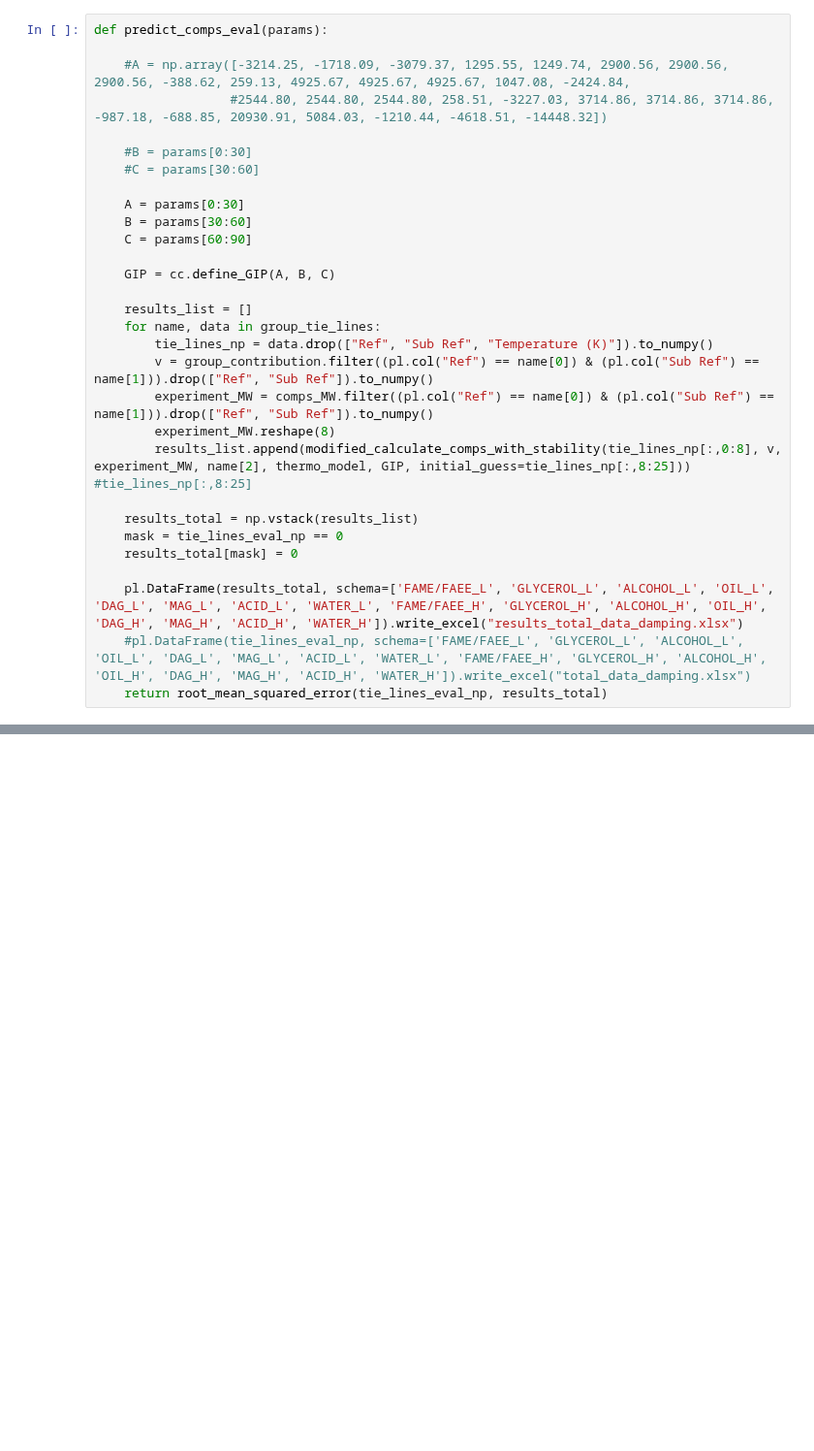
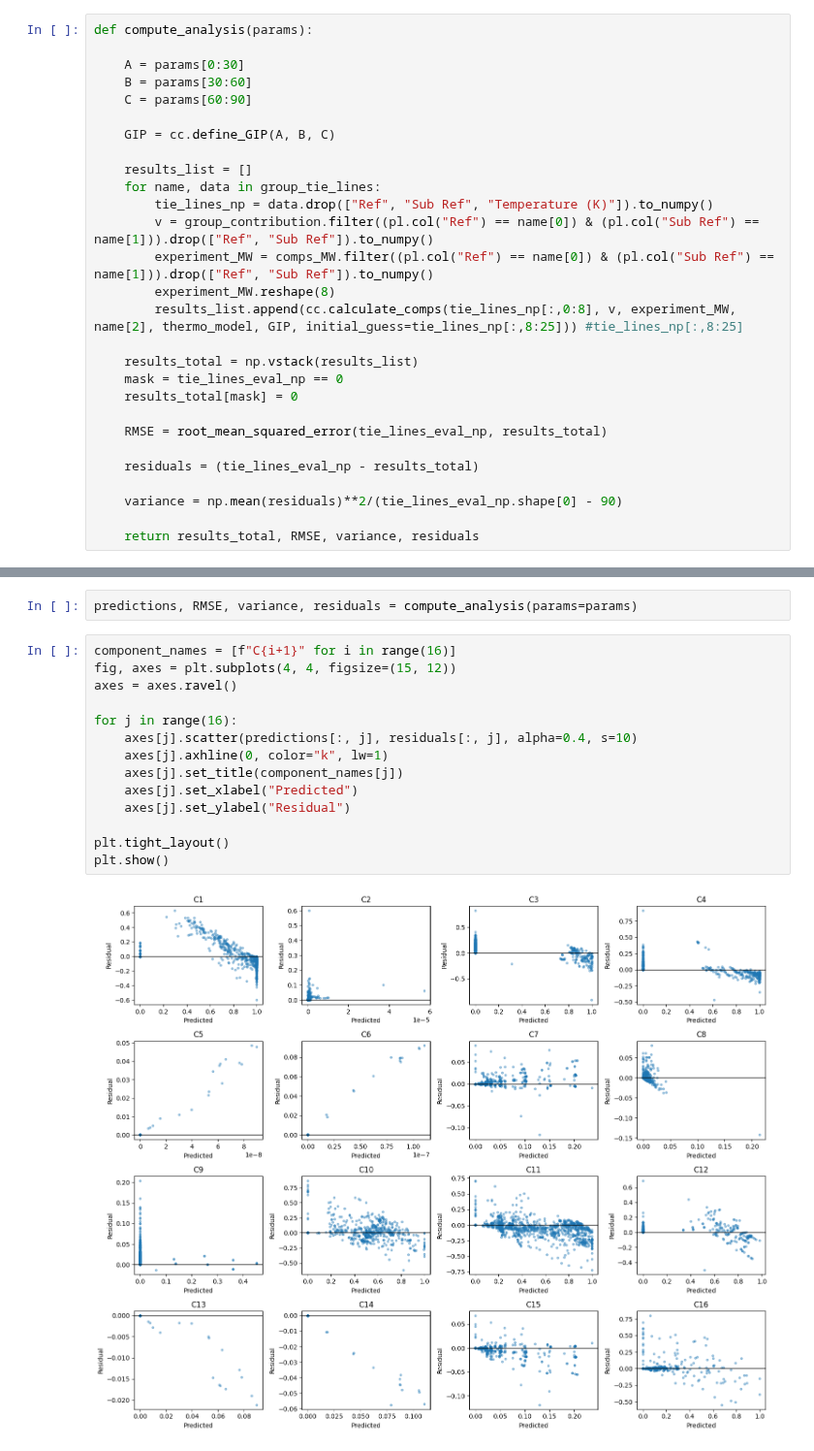
Before and after one commit to Juandhb99/ThermOleo, a Jupyter notebook: stability_analysis.ipynb, the cells around one changed output, grey strips where cells are left out. Shown at 97% size. Drawn from its saved outputs; the diff is of its cells as text; blank space fills up the shorter version.

Commit message:
create stability analysis

```diff
--- a/stability_analysis.ipynb
+++ b/stability_analysis.ipynb
@@ -470,11 +35,5 @@ If spectral radius > 1, try reducing the relaxation factor.
 # %%
-def predict_comps_eval(params):
-
-    #A = np.array([-3214.25, -1718.09, -3079.37, 1295.55, 1249.74, 2900.56, 2900.56, 2900.56, -388.62, 259.13, 4925.67, 4925.67, 4925.67, 1047.08, -2424.84,
-                  #2544.80, 2544.80, 2544.80, 258.51, -3227.03, 3714.86, 3714.86, 3714.86, -987.18, -688.85, 20930.91, 5084.03, -1210.44, -4618.51, -14448.32])
-
-    #B = params[0:30]
-    #C = params[30:60]
+def compute_analysis(params):
 
     A = params[0:30]
     B = params[30:60]
@@ -488,14 +47,18 @@ def predict_comps_eval(params):
         v = group_contribution.filter((pl.col("Ref") == name[0]) & (pl.col("Sub Ref") == name[1])).drop(["Ref", "Sub Ref"]).to_numpy()
         experiment_MW = comps_MW.filter((pl.col("Ref") == name[0]) & (pl.col("Sub Ref") == name[1])).drop(["Ref", "Sub Ref"]).to_numpy()
         experiment_MW.reshape(8)
-        results_list.append(modified_calculate_comps_with_stability(tie_lines_np[:,0:8], v, experiment_MW, name[2], thermo_model, GIP, initial_guess=tie_lines_np[:,8:25])) #tie_lines_np[:,8:25]
+        results_list.append(cc.calculate_comps(tie_lines_np[:,0:8], v, experiment_MW, name[2], thermo_model, GIP, initial_guess=tie_lines_np[:,8:25])) #tie_lines_np[:,8:25]
 
     results_total = np.vstack(results_list)
     mask = tie_lines_eval_np == 0
     results_total[mask] = 0
 
-    pl.DataFrame(results_total, schema=['FAME/FAEE_L', 'GLYCEROL_L', 'ALCOHOL_L', 'OIL_L', 'DAG_L', 'MAG_L', 'ACID_L', 'WATER_L', 'FAME/FAEE_H', 'GLYCEROL_H', 'ALCOHOL_H', 'OIL_H', 'DAG_H', 'MAG_H', 'ACID_H', 'WATER_H']).write_excel("results_total_data_damping.xlsx")
-    #pl.DataFrame(tie_lines_eval_np, schema=['FAME/FAEE_L', 'GLYCEROL_L', 'ALCOHOL_L', 'OIL_L', 'DAG_L', 'MAG_L', 'ACID_L', 'WATER_L', 'FAME/FAEE_H', 'GLYCEROL_H', 'ALCOHOL_H', 'OIL_H', 'DAG_H', 'MAG_H', 'ACID_H', 'WATER_H']).write_excel("total_data_damping.xlsx")
-    return root_mean_squared_error(tie_lines_eval_np, results_total)
+    RMSE = root_mean_squared_error(tie_lines_eval_np, results_total)
+
+    residuals = (tie_lines_eval_np - results_total)
+
+    variance = np.mean(residuals)**2/(tie_lines_eval_np.shape[0] - 90)
+
+    return results_total, RMSE, variance, residuals
 # %%
 params = np.loadtxt(r"C:\Juan\Maestría\Code\oleosim\Evaluation\Stochastic_optimization\GA\UDortmundParamsGARun1.out")
@@ -527,0 +65,18 @@ ValueError: setting an array element with a sequence. The requested array has an
+# %%
+predictions, RMSE, variance, residuals = compute_analysis(params=params)
+# %%
+component_names = [f"C{i+1}" for i in range(16)]
+fig, axes = plt.subplots(4, 4, figsize=(15, 12))
+axes = axes.ravel()
+
+for j in range(16):
+    axes[j].scatter(predictions[:, j], residuals[:, j], alpha=0.4, s=10)
+    axes[j].axhline(0, color="k", lw=1)
+    axes[j].set_title(component_names[j])
+    axes[j].set_xlabel("Predicted")
+    axes[j].set_ylabel("Residual")
+
+plt.tight_layout()
+plt.show()
+# %% [output]
+[figure, added]
```
Also changed, not shown: parts of 4 cells of this notebook, 1 other file.
